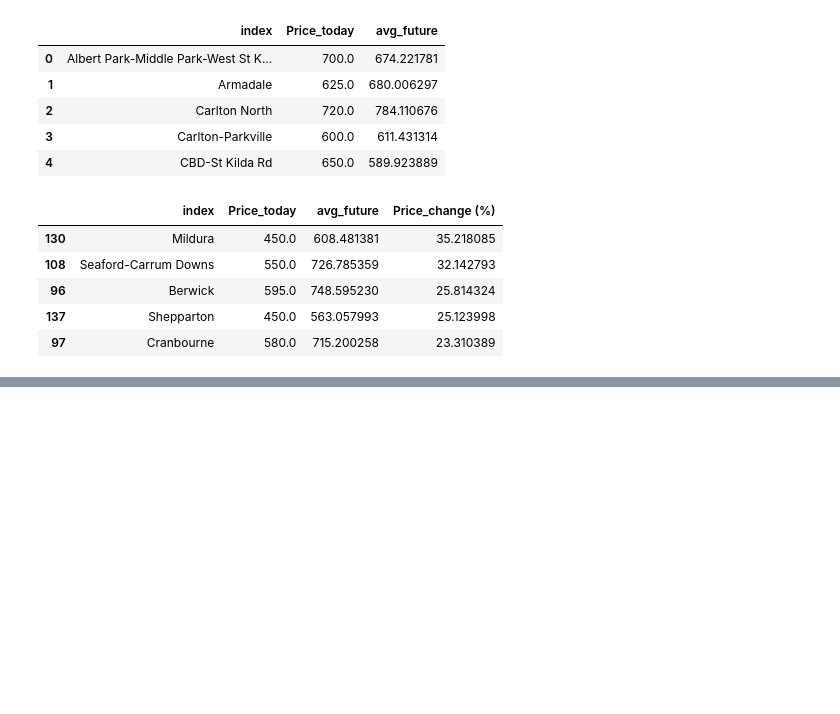
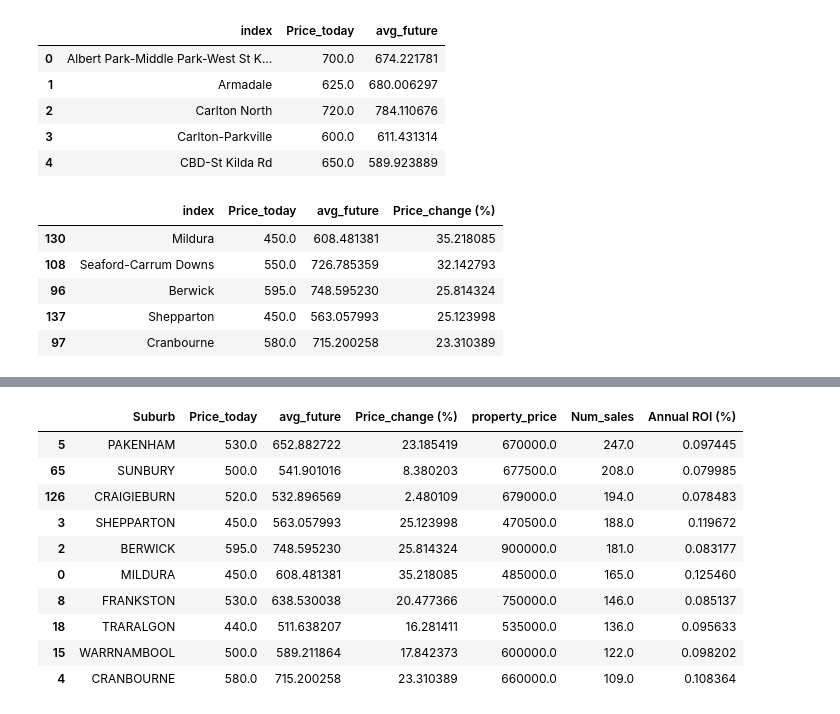
Before and after one commit to bicicow03/Group-Project-Real-Estate-Industry-Analysis, a Jupyter notebook: notebooks/evaluation.ipynb, the cells around one changed output, grey strips where cells are left out. Saved outputs shown, nothing was run; the diff lists cells and outputs as text; code cells hidden in the pictures; blank space fills up the shorter version.

```diff
--- a/notebooks/evaluation.ipynb
+++ b/notebooks/evaluation.ipynb
@@ -69,0 +141,16 @@ df_sorted.head()
+# %%
+d = total.sort_values(by = 'Num_sales', ascending=False)
+
+d.head(10)
+# %% [output]
+|  | Suburb | Price_today | avg_future | Price_change (%) | property_price | Num_sales | Annual ROI (%) |
+| 5 | PAKENHAM | 530.0 | 652.882722 | 23.185419 | 670000.0 | 247.0 | 0.097445 |
+| 65 | SUNBURY | 500.0 | 541.901016 | 8.380203 | 677500.0 | 208.0 | 0.079985 |
+| 126 | CRAIGIEBURN | 520.0 | 532.896569 | 2.480109 | 679000.0 | 194.0 | 0.078483 |
+| 3 | SHEPPARTON | 450.0 | 563.057993 | 25.123998 | 470500.0 | 188.0 | 0.119672 |
+| 2 | BERWICK | 595.0 | 748.595230 | 25.814324 | 900000.0 | 181.0 | 0.083177 |
+| 0 | MILDURA | 450.0 | 608.481381 | 35.218085 | 485000.0 | 165.0 | 0.125460 |
+| 8 | FRANKSTON | 530.0 | 638.530038 | 20.477366 | 750000.0 | 146.0 | 0.085137 |
+| 18 | TRARALGON | 440.0 | 511.638207 | 16.281411 | 535000.0 | 136.0 | 0.095633 |
+| 15 | WARRNAMBOOL | 500.0 | 589.211864 | 17.842373 | 600000.0 | 122.0 | 0.098202 |
+| 4 | CRANBOURNE | 580.0 | 715.200258 | 23.310389 | 660000.0 | 109.0 | 0.108364 |
```
Also changed, not shown: parts of 4 cells of this notebook.
